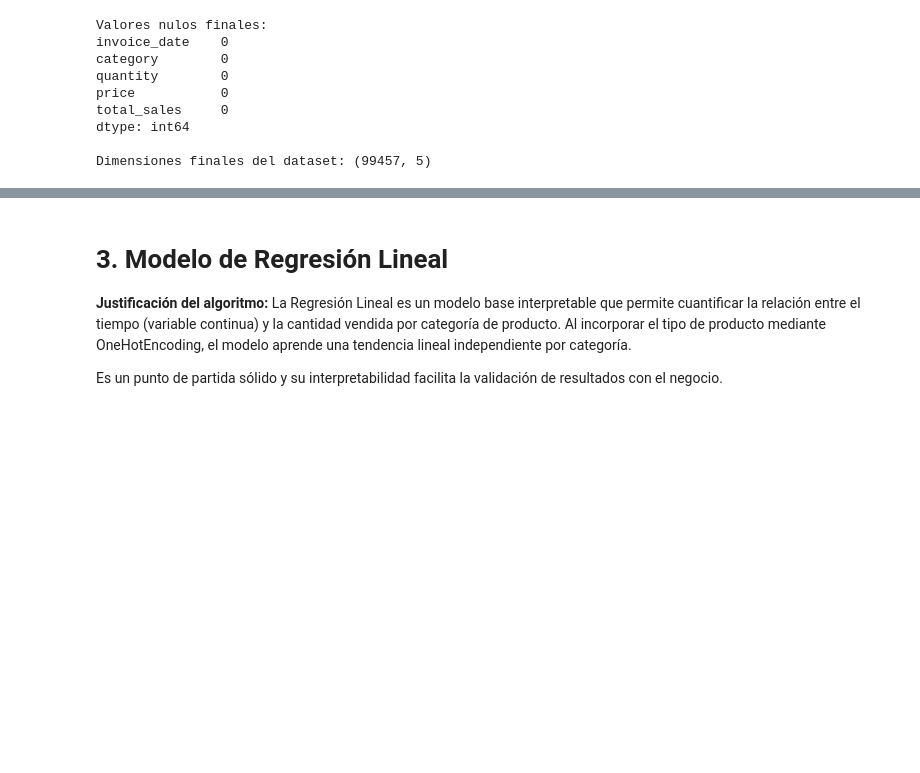
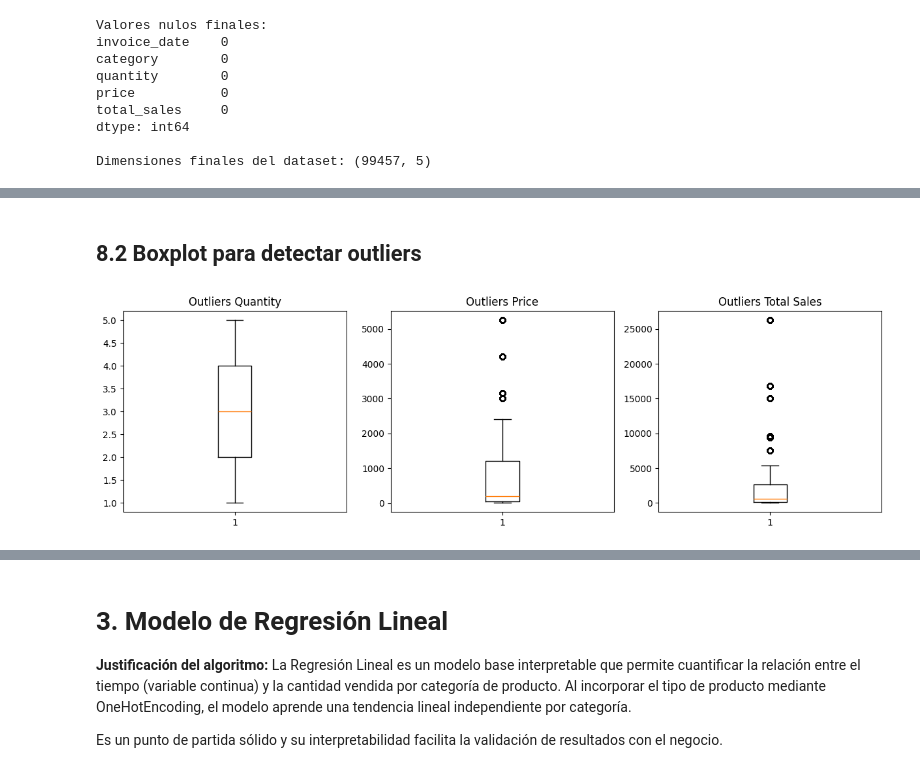
Before and after one commit to roguef07/TFM_Equipo_15, a Jupyter notebook: forecast_app/Modelados.ipynb, the cells around one changed output, grey strips where cells are left out. Cells and saved outputs as stored; diff of their text form; code cells hidden in the pictures; blank space fills up the shorter version.

```diff
--- a/forecast_app/Modelados.ipynb
+++ b/forecast_app/Modelados.ipynb
@@ -507,0 +391,17 @@ Asimismo, se aplicó una transformación logarítmica sobre la variable **cantid
+# %% [markdown]
+## 8.2 Boxplot para detectar outliers
+# %%
+fig, axes = plt.subplots(1, 3, figsize=(15,4))
+
+axes[0].boxplot(df_empresa["quantity"])
+axes[0].set_title("Outliers Quantity")
+
+axes[1].boxplot(df_empresa["price"])
+axes[1].set_title("Outliers Price")
+
+axes[2].boxplot(df_empresa["total_sales"])
+axes[2].set_title("Outliers Total Sales")
+
+plt.show()
+# %% [output]
+[figure, added]
```
Also changed, not shown: parts of 31 cells of this notebook.
